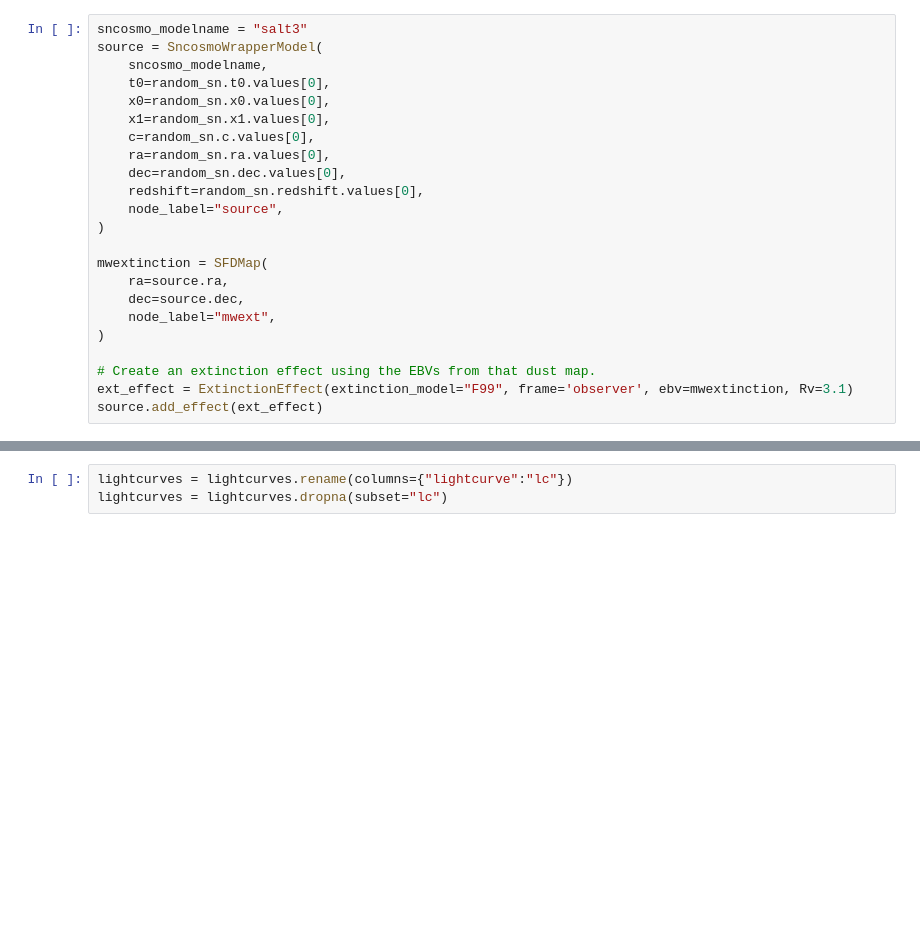
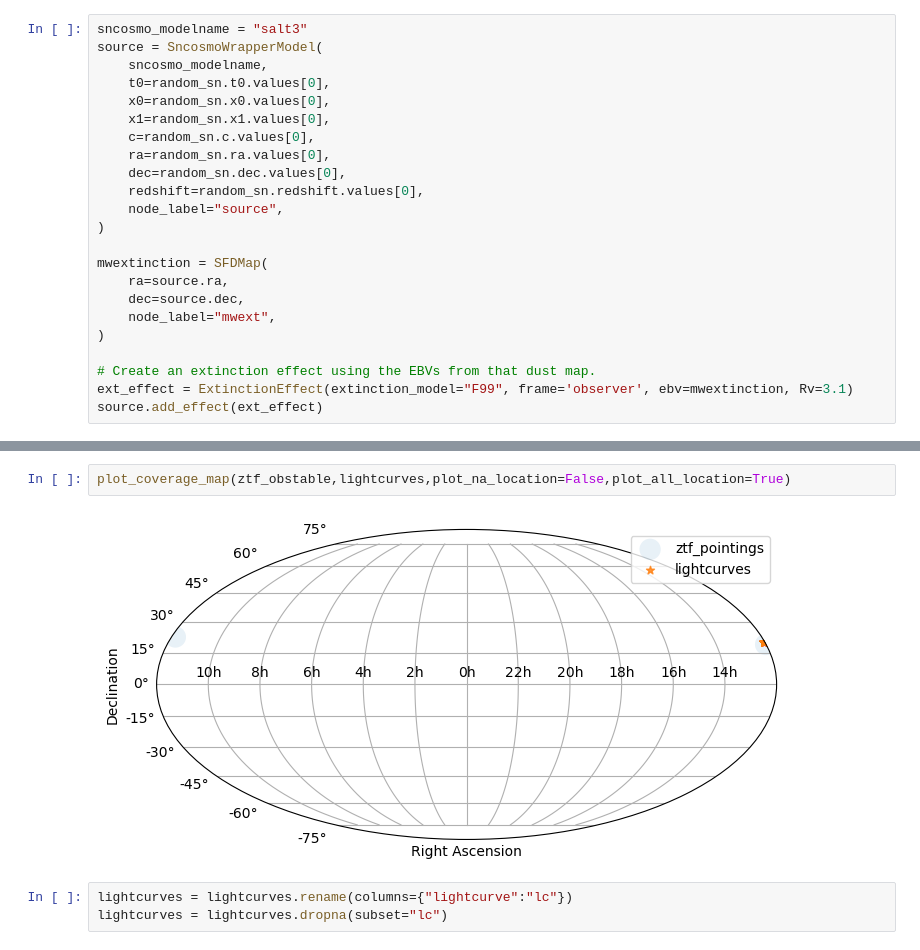
Before and after one commit to mi-dai/lightcurvelynx_ztf_sims, a Jupyter notebook: ZTF_snia-gen-single-sim.ipynb, the cells around one changed output, grey strips where cells are left out. Cells and saved outputs as stored; diff of their text form; blank space fills up the shorter version.

```diff
--- a/ZTF_snia-gen-single-sim.ipynb
+++ b/ZTF_snia-gen-single-sim.ipynb
@@ -155,5 +249,9 @@ lightcurves
 | ... | ... | ... | ... | ... | ... | ... |
 100 rows x 8 columns
+# %%
+plot_coverage_map(ztf_obstable,lightcurves,plot_na_location=False,plot_all_location=True)
+# %% [output]
+[figure, added]
 # %%
 lightcurves = lightcurves.rename(columns={"lightcurve":"lc"})
 lightcurves = lightcurves.dropna(subset="lc")
```
Also changed, not shown: parts of 57 cells of this notebook.
